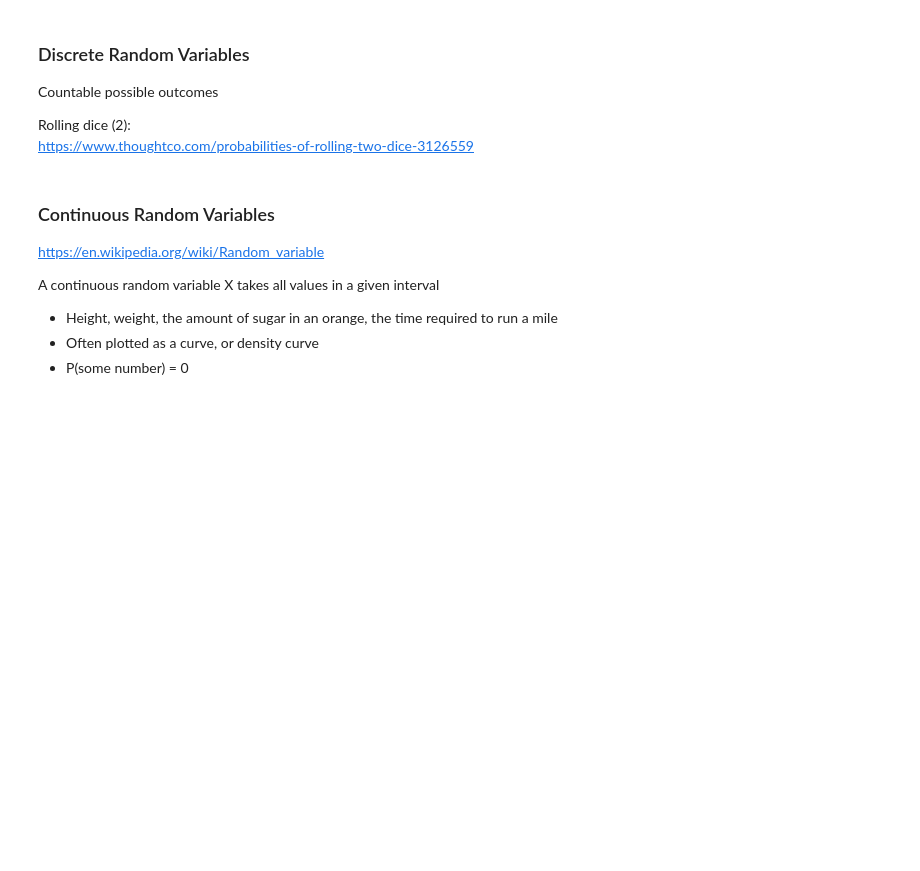
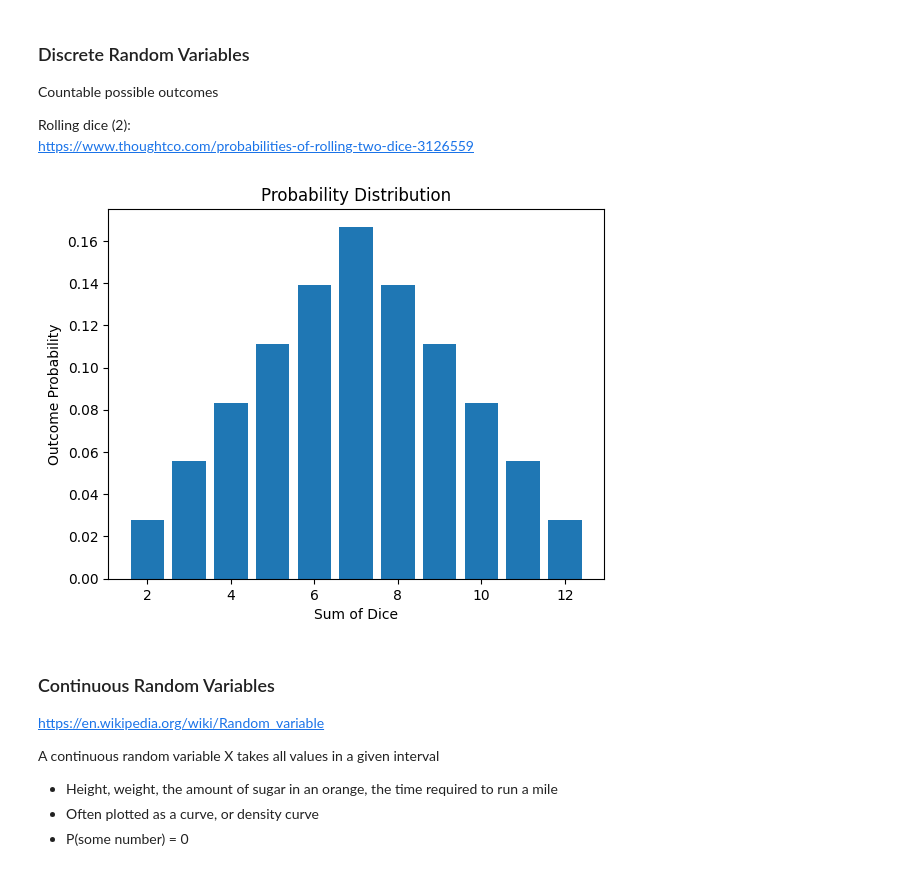
Before and after one commit to BeautyKabore/UNT-DTSC-4050, a Jupyter notebook: Week_05_Distribution/Week_05_Distributions.ipynb, the cells around one changed output. Drawn from its saved outputs; the diff is of its cells as text; code cells hidden in the pictures; blank space fills up the shorter version.

```diff
--- a/Week_05_Distribution/Week_05_Distributions.ipynb
+++ b/Week_05_Distribution/Week_05_Distributions.ipynb
@@ -42,17 +34,19 @@ Countable possible outcomes
 Rolling dice (2):<br />
 https://www.thoughtco.com/probabilities-of-rolling-two-dice-3126559
 # %%
-# # plot probability distribution
-# import matplotlib.pyplot as plt
+# plot probability distribution
+import matplotlib.pyplot as plt
 
-# sums = [2, 3, 4, 5, 6, 7, 8, 9, 10, 11, 12]
-# probs = [1/36, 2/36, 3/36, 4/36, 5/36, 6/36, 5/36, 4/36, 3/36, 2/36, 1/36]
+sums = [2, 3, 4, 5, 6, 7, 8, 9, 10, 11, 12]
+probs = [1/36, 2/36, 3/36, 4/36, 5/36, 6/36, 5/36, 4/36, 3/36, 2/36, 1/36]
 
-# plt.bar(sums, probs)
-# plt.xlabel('Sum of Dice')
-# plt.ylabel('Outcome Probability')
-# plt.title('Probability Distribution')
-# plt.show();
+plt.bar(sums, probs)
+plt.xlabel('Sum of Dice')
+plt.ylabel('Outcome Probability')
+plt.title('Probability Distribution')
+plt.show();
+# %% [output]
+[figure, added]
 # %% [markdown]
 ### Continuous Random Variables
 
```
Also changed, not shown: parts of 47 cells of this notebook.
